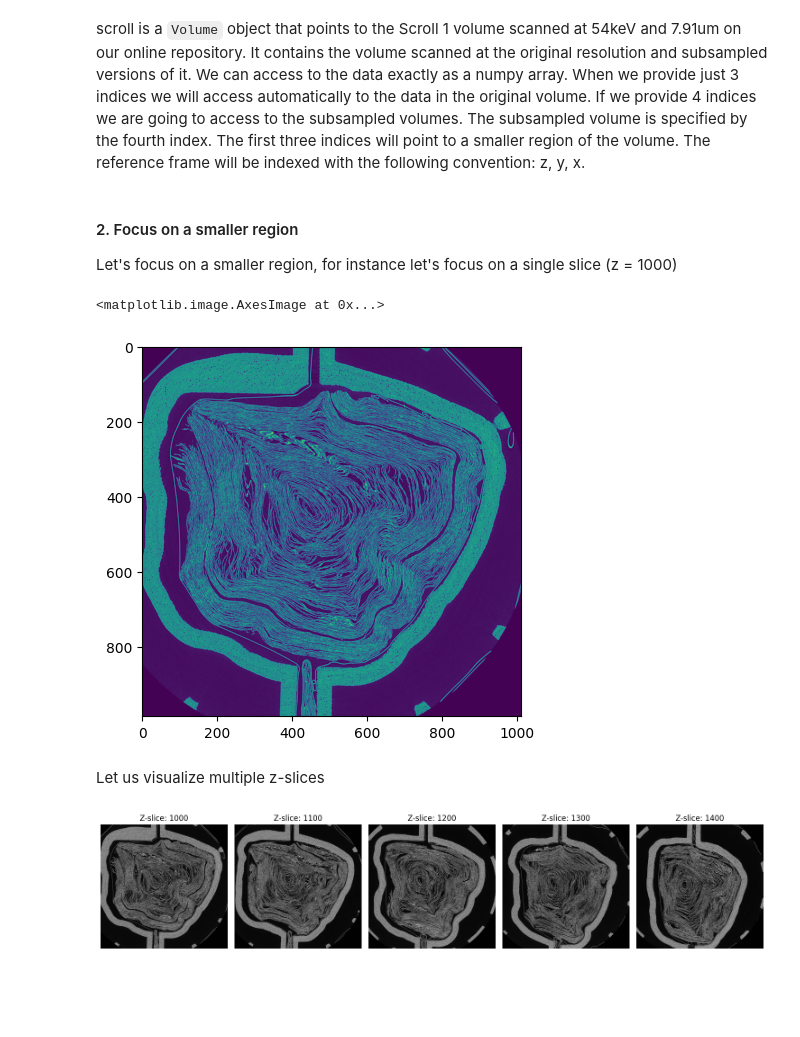
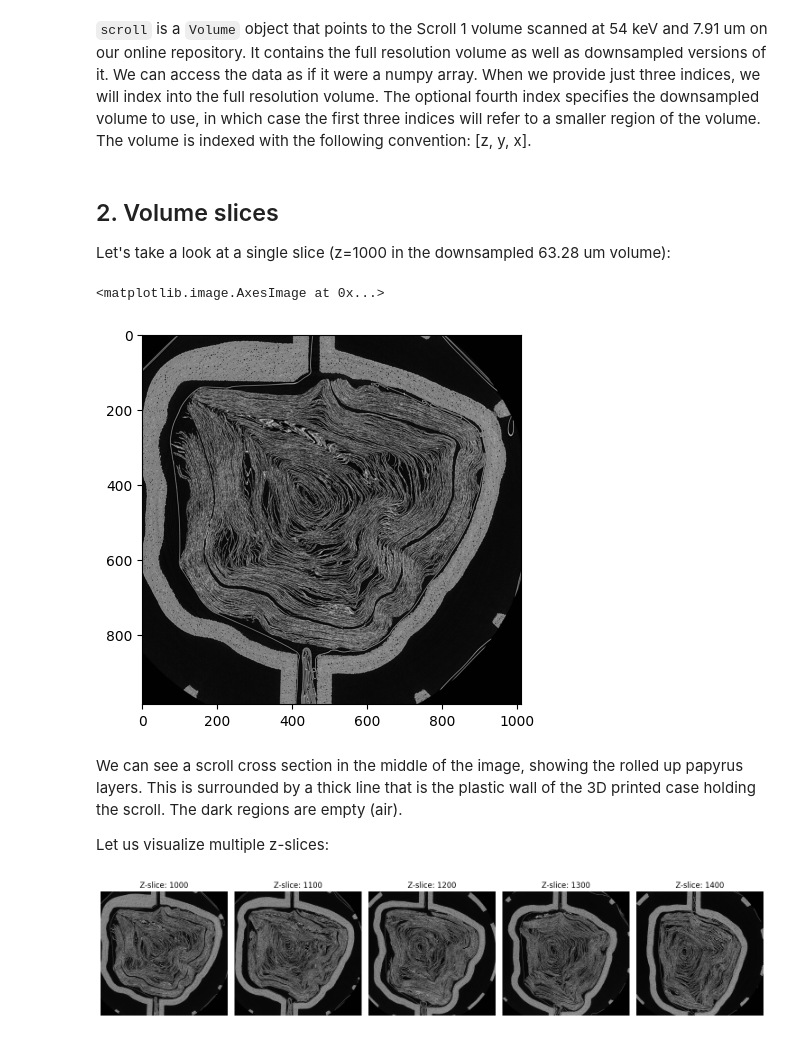
Before and after one commit to ScrollPrize/vesuvius, a Jupyter notebook: notebooks/example1_data_access.ipynb, the cells around one changed output. Cells and saved outputs as stored; diff of their text form; code cells hidden in the pictures; blank space fills up the shorter version.

```diff
--- a/notebooks/example1_data_access.ipynb
+++ b/notebooks/example1_data_access.ipynb
@@ -47,0 +31,9 @@ Contains also data with scaled resolution: 253.12 um, subvolume idx: 5, shape: (
+# %%
+# Initialize Scroll 1 volume
+scroll = Volume("Scroll1")
+
+# Equivalent:
+# scroll = Volume(type="scroll", scroll_id=1, energy=54, resolution=7.91)
+
+# View Volume metadata (list the downsampled resolutions that are available)
+scroll.meta()
@@ -48,16 +47,18 @@ Contains also data with scaled resolution: 253.12 um, subvolume idx: 5, shape: (
 # %% [markdown]
-scroll is a `Volume` object that points to the Scroll 1 volume scanned at 54keV and 7.91um on our online repository. It contains the volume scanned at the original resolution and subsampled versions of it. We can access to the data exactly as a numpy array. When we provide just 3 indices we will access automatically to the data in the original volume. If we provide 4 indices we are going to access to the subsampled volumes. The subsampled volume is specified by the fourth index. The first three indices will point to a smaller region of the volume. The reference frame will be indexed with the following convention: z, y, x.
+`scroll` is a `Volume` object that points to the Scroll 1 volume scanned at 54 keV and 7.91 um on our online repository. It contains the full resolution volume as well as downsampled versions of it. We can access the data as if it were a numpy array. When we provide just three indices, we will index into the full resolution volume. The optional fourth index specifies the downsampled volume to use, in which case the first three indices will refer to a smaller region of the volume. The volume is indexed with the following convention: [z, y, x].
-# %% [markdown]
-#### 2. Focus on a smaller region
-Let's focus on a smaller region, for instance let's focus on a single slice (z = 1000)
+# %% [markdown]
+## 2. Volume slices
+Let's take a look at a single slice (z=1000 in the downsampled 63.28 um volume):
 # %%
-# visualizing a full slice of the volume downsampled at 63.28 um
-plt.imshow(scroll[1000,:,:,3])
+# Visualizing a full slice of the volume downsampled at 63.28 um
+plt.imshow(scroll[1000,:,:,3], cmap='gray')
 # %% [output]
 <matplotlib.image.AxesImage at 0x...>
-[figure, old version]
+[figure, new version]
-# %% [markdown]
-Let us visualize multiple z-slices
+# %% [markdown]
+We can see a scroll cross section in the middle of the image, showing the rolled up papyrus layers. This is surrounded by a thick line that is the plastic wall of the 3D printed case holding the scroll. The dark regions are empty (air).
+
+Let us visualize multiple z-slices:
 # %%
 # Set the starting slice and the number of slices to display
 slice_index = 1000
```
Also changed, not shown: parts of 41 cells of this notebook.
